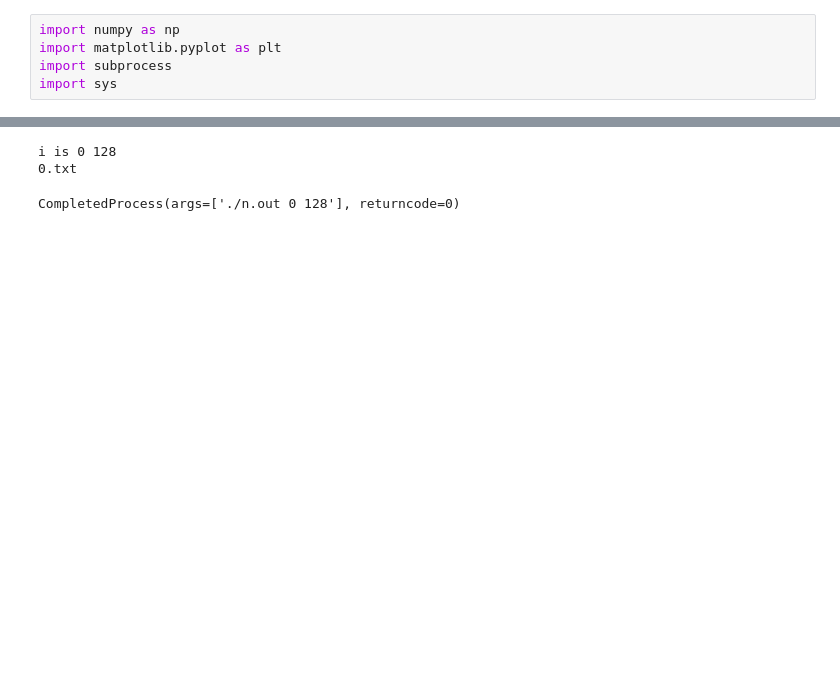
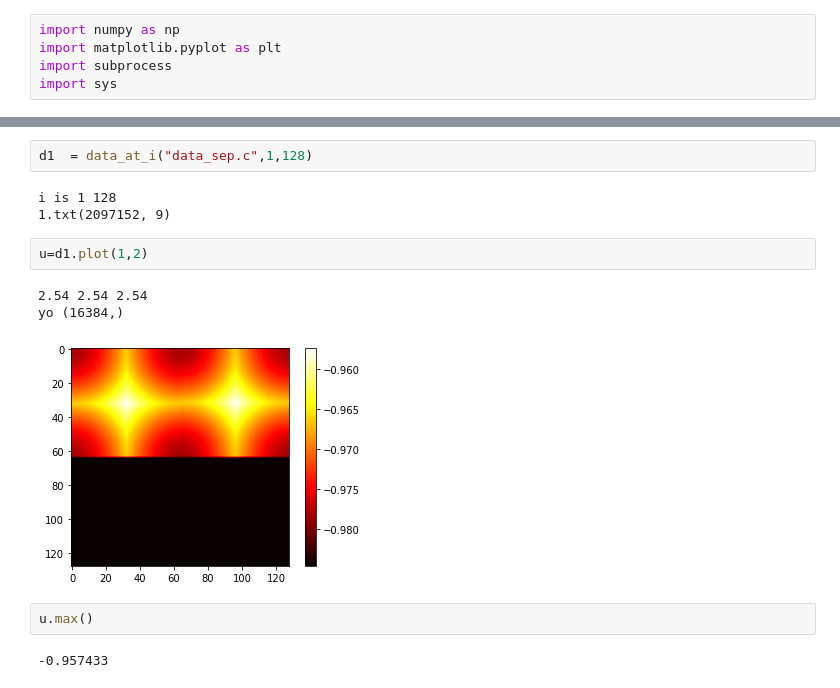
Before and after one commit to manu0x/scalar_fields, a Jupyter notebook: plotter.ipynb, the cells around one changed output, grey strips where cells are left out. Cells and saved outputs as stored; diff of their text form; blank space fills up the shorter version.

```diff
--- a/plotter.ipynb
+++ b/plotter.ipynb
@@ -70,5 +121,15 @@ di.plot(2.5)
 # %%
+d1  = data_at_i("data_sep.c",1,128)
 # %% [output]
-i is 0 128
-0.txt
+i is 1 128
+1.txt(2097152, 9)
-CompletedProcess(args=['./n.out 0 128'], returncode=0)
+# %%
+u=d1.plot(1,2)
+# %% [output]
+2.54 2.54 2.54
+yo (16384,)
+[figure, added]
+# %%
+u.max()
+# %% [output]
+-0.957433
```
Also changed, not shown: parts of 11 cells of this notebook, 1 other file.
